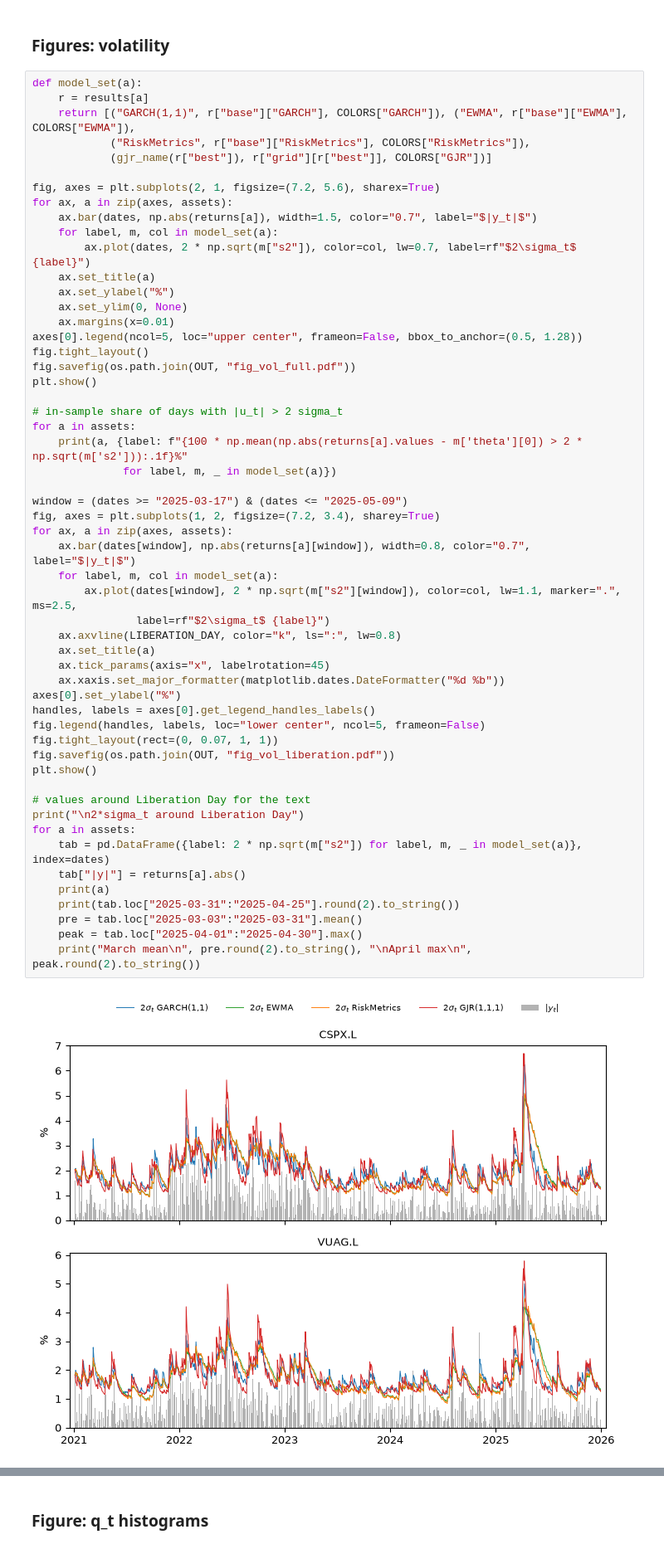
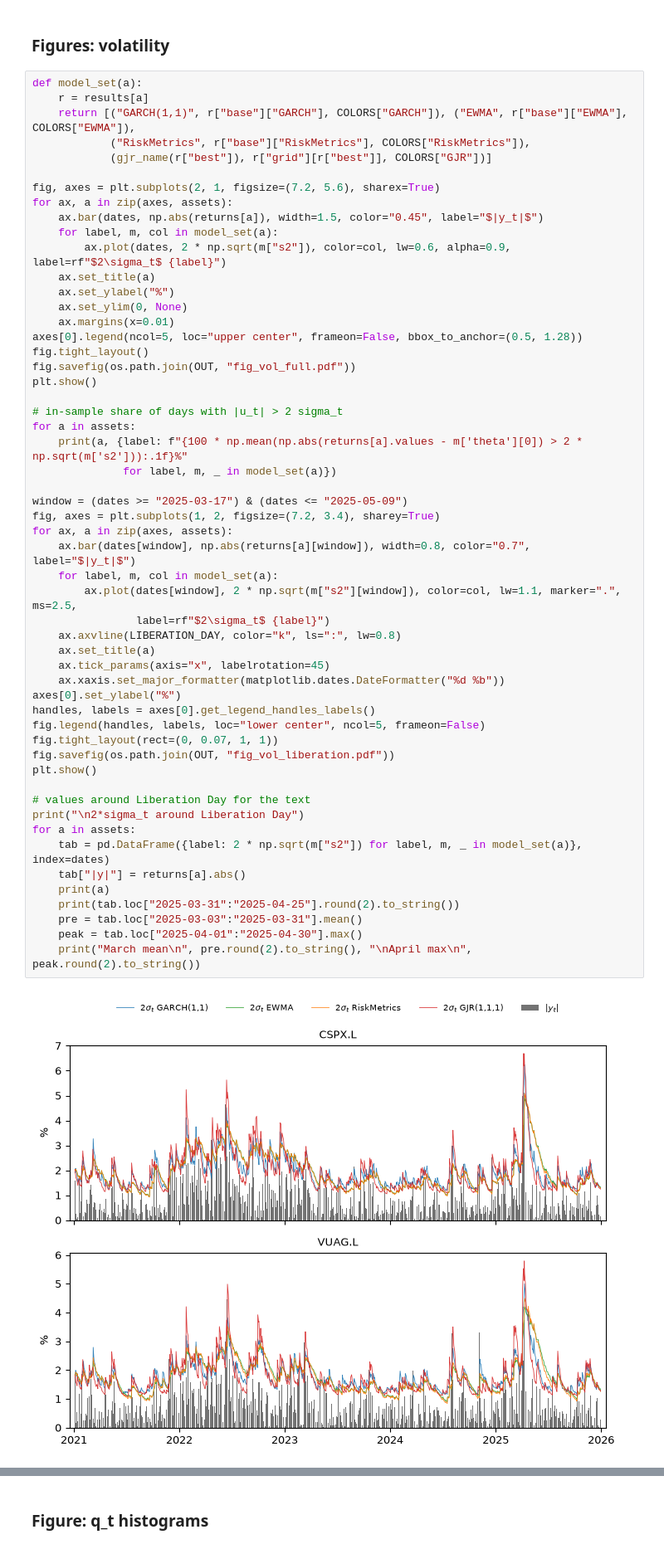
Before and after one commit to asa469/EQF-Assignment-2, a Jupyter notebook: EQF Assignment 2 (9-10 change).ipynb, the cells around one changed output, grey strips where cells are left out. Shown at 83% size. Cells and saved outputs as stored; diff of their text form.

Commit message:
Final fixes: AI disclosure, hedged claims, Figure 2 bars, EWMA lag explanation
Co-Authored-By: Claude Opus 5.5 <noreply@anthropic.com>

```diff
--- a/EQF Assignment 2 (9-10 change).ipynb
+++ b/EQF Assignment 2 (9-10 change).ipynb
@@ -642,9 +642,9 @@ def model_set(a):
 
 fig, axes = plt.subplots(2, 1, figsize=(7.2, 5.6), sharex=True)
 for ax, a in zip(axes, assets):
-    ax.bar(dates, np.abs(returns[a]), width=1.5, color="0.7", label="$|y_t|$")
+    ax.bar(dates, np.abs(returns[a]), width=1.5, color="0.45", label="$|y_t|$")
     for label, m, col in model_set(a):
-        ax.plot(dates, 2 * np.sqrt(m["s2"]), color=col, lw=0.7, label=rf"$2\sigma_t$ {label}")
+        ax.plot(dates, 2 * np.sqrt(m["s2"]), color=col, lw=0.6, alpha=0.9, label=rf"$2\sigma_t$ {label}")
     ax.set_title(a)
     ax.set_ylabel("%")
     ax.set_ylim(0, None)
@@ -661,34 +661,34 @@ for a in assets:
 
 window = (dates >= "2025-03-17") & (dates <= "2025-05-09")
 fig, axes = plt.subplots(1, 2, figsize=(7.2, 3.4), sharey=True)
 for ax, a in zip(axes, assets):
     ax.bar(dates[window], np.abs(returns[a][window]), width=0.8, color="0.7", label="$|y_t|$")
     for label, m, col in model_set(a):
         ax.plot(dates[window], 2 * np.sqrt(m["s2"][window]), color=col, lw=1.1, marker=".", ms=2.5,
                 label=rf"$2\sigma_t$ {label}")
     ax.axvline(LIBERATION_DAY, color="k", ls=":", lw=0.8)
     ax.set_title(a)
     ax.tick_params(axis="x", labelrotation=45)
     ax.xaxis.set_major_formatter(matplotlib.dates.DateFormatter("%d %b"))
 axes[0].set_ylabel("%")
 handles, labels = axes[0].get_legend_handles_labels()
 fig.legend(handles, labels, loc="lower center", ncol=5, frameon=False)
 fig.tight_layout(rect=(0, 0.07, 1, 1))
 fig.savefig(os.path.join(OUT, "fig_vol_liberation.pdf"))
 plt.show()
 
 # values around Liberation Day for the text
 print("\n2*sigma_t around Liberation Day")
 for a in assets:
     tab = pd.DataFrame({label: 2 * np.sqrt(m["s2"]) for label, m, _ in model_set(a)}, index=dates)
     tab["|y|"] = returns[a].abs()
     print(a)
     print(tab.loc["2025-03-31":"2025-04-25"].round(2).to_string())
     pre = tab.loc["2025-03-03":"2025-03-31"].mean()
     peak = tab.loc["2025-04-01":"2025-04-30"].max()
     print("March mean\n", pre.round(2).to_string(), "\nApril max\n", peak.round(2).to_string())
 # %% [output]
-[figure, old version]
+[figure, new version]
 CSPX.L {'GARCH(1,1)': '5.8%', 'EWMA': '6.4%', 'RiskMetrics': '6.7%', 'GJR(1,1,1)': '5.3%'}
 VUAG.L {'GARCH(1,1)': '6.0%', 'EWMA': '6.0%', 'RiskMetrics': '6.2%', 'GJR(1,1,1)': '5.5%'}
 [figure]
```
Also changed, not shown: 7 other files.
